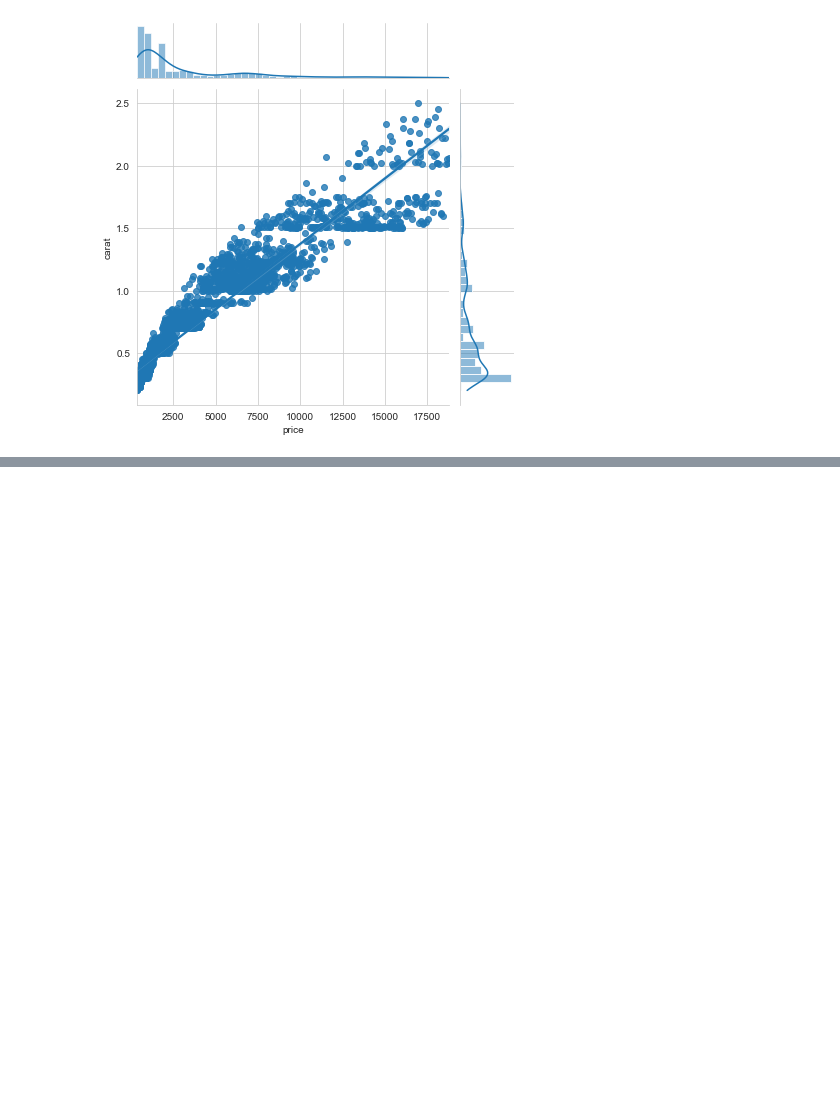
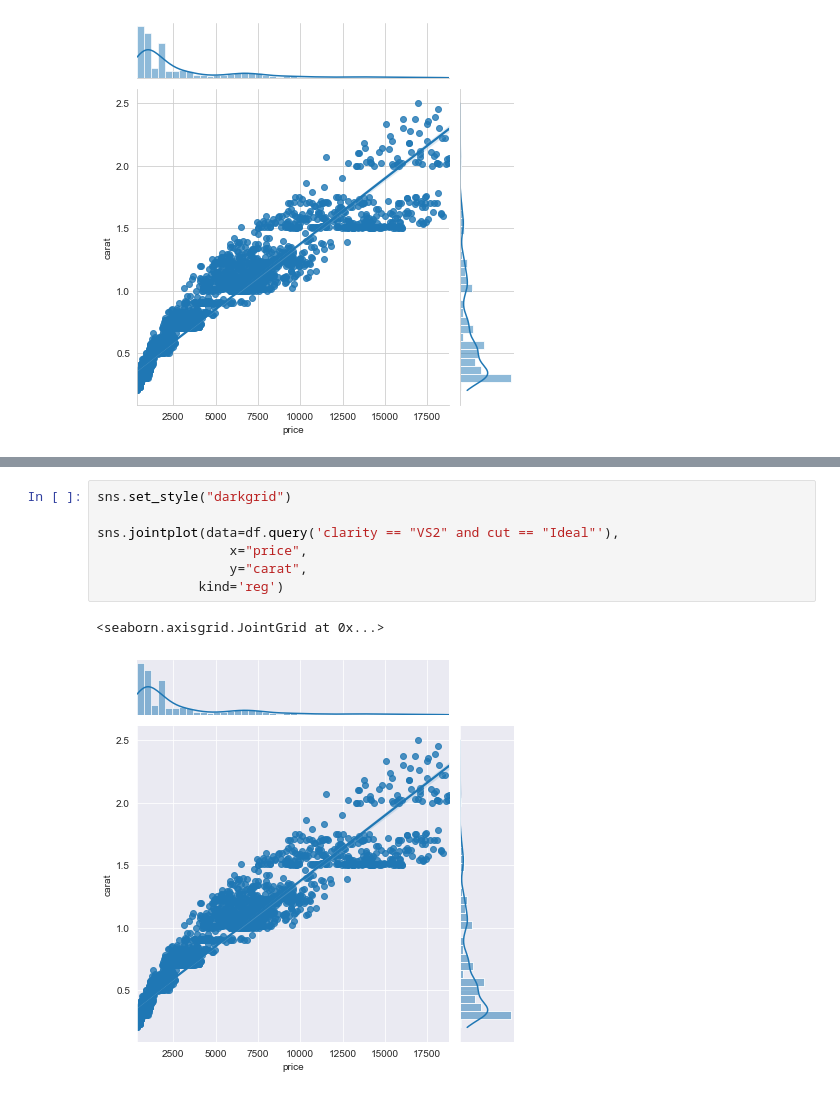
Before and after one commit to kipmadden/Seaborn-Reference, a Jupyter notebook: Seaborn Plotting Intermediate.ipynb, the cells around one changed output, grey strips where cells are left out. Saved outputs shown, nothing was run; the diff lists cells and outputs as text; blank space fills up the shorter version.

```diff
--- a/Seaborn Plotting Intermediate.ipynb
+++ b/Seaborn Plotting Intermediate.ipynb
@@ -324,0 +336,10 @@ sns.jointplot(data=df.query('clarity == "VS2" and cut == "Ideal"'),
+# %%
+sns.set_style("darkgrid")
+
+sns.jointplot(data=df.query('clarity == "VS2" and cut == "Ideal"'),
+                 x="price",
+                 y="carat",
+             kind='reg')
+# %% [output]
+<seaborn.axisgrid.JointGrid at 0x...>
+[figure, added]
```
Also changed, not shown: parts of 4 cells of this notebook.
